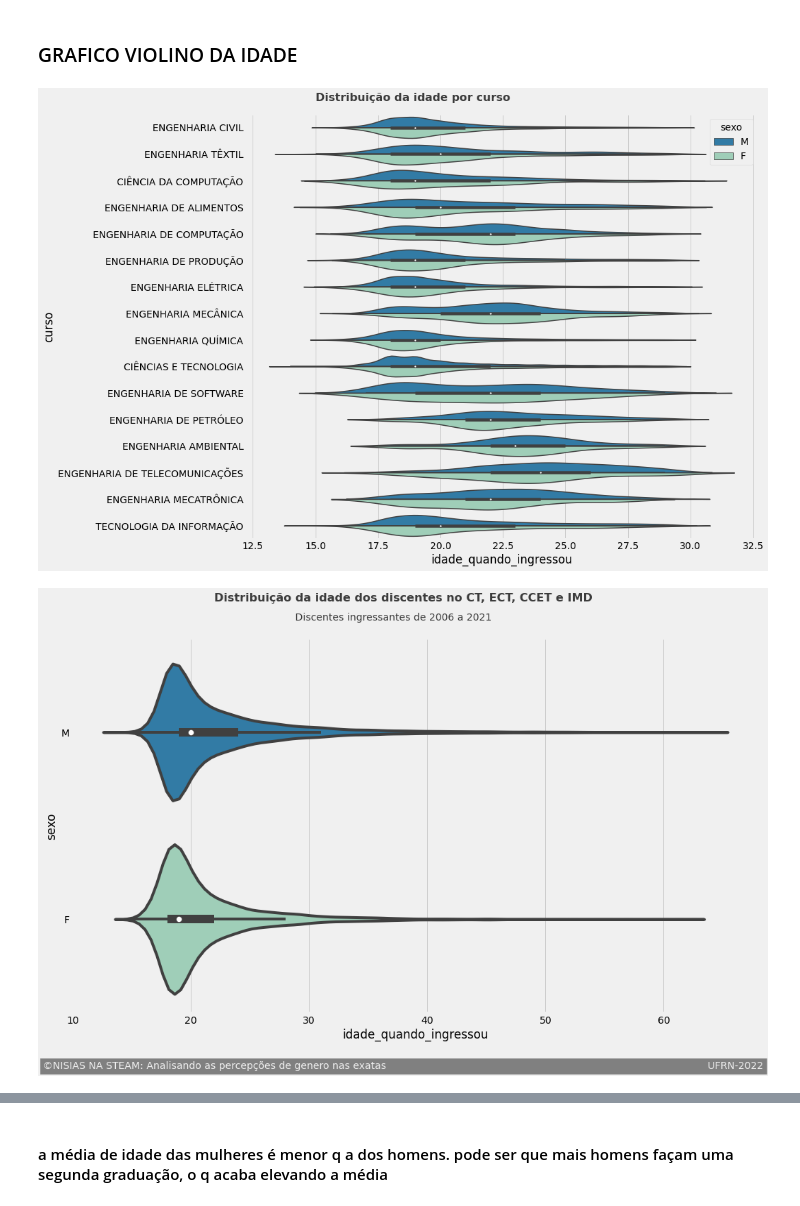
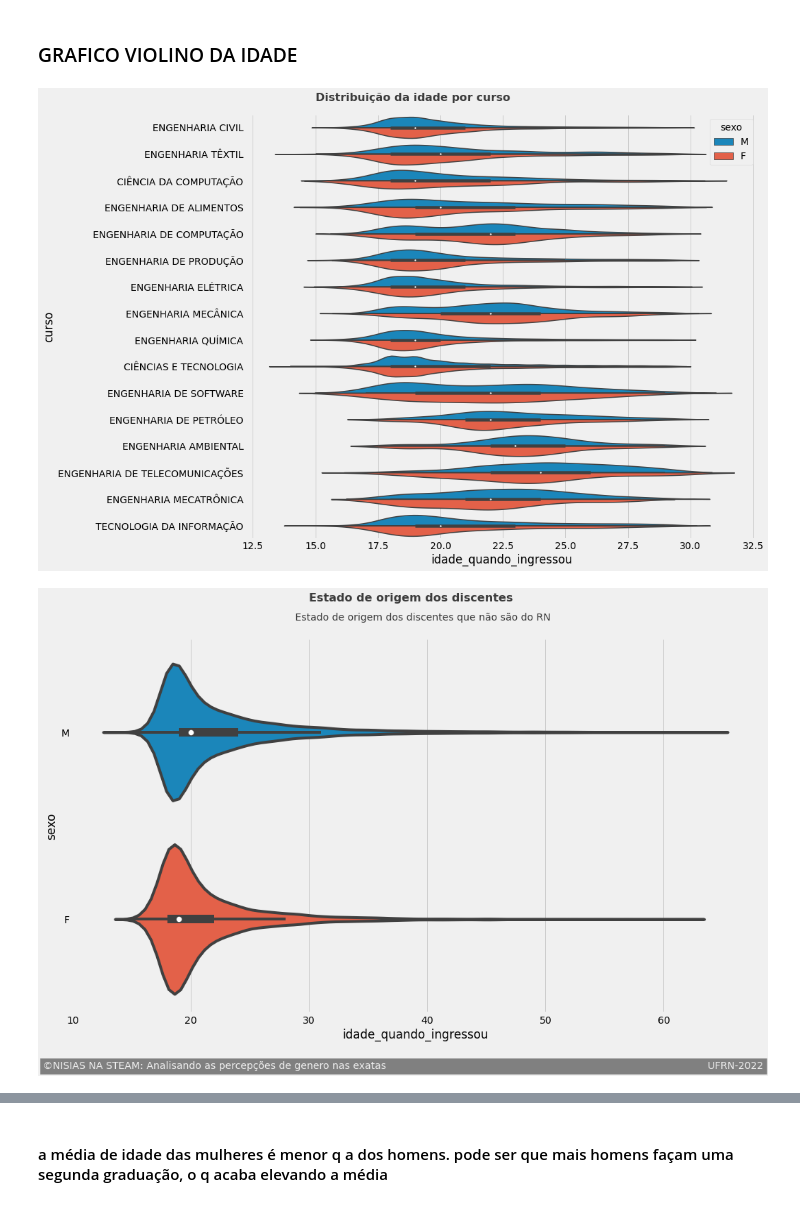
Before and after one commit to marianaccq/analises-discentes-ufrn, a Jupyter notebook: TCC-Mariana.ipynb, the cells around one changed output, grey strips where cells are left out. Cells and saved outputs as stored; diff of their text form; code cells hidden in the pictures.

```diff
--- a/TCC-Mariana.ipynb
+++ b/TCC-Mariana.ipynb
@@ -36,3 +36,5 @@ df_infos_discentes['ano_nascimento'] = df_infos_discentes['ano_nascimento'].repl
 df_infos_discentes['ano_nascimento'] = df_infos_discentes['ano_nascimento'].astype(int)
 # calculando idade
 df_infos_discentes['idade_quando_ingressou'] = df_infos_discentes.apply(lambda row: row.ano_ingresso - row.ano_nascimento, axis=1)
+# %%
+df_infos_discentes['estado_origem'] = df_infos_discentes.estado_origem.fillna('Não Informado')
@@ -43,47 +47,47 @@ df_infos_discentes = df_infos_discentes[df_infos_discentes['sexo']!='false']
 # %%
 import matplotlib.pyplot as plt;
 import matplotlib.collections
 import seaborn as sns
 import pandas as pd
 
 style.use('fivethirtyeight')
 
 plt.figure(figsize=(15,10))
-
+cores = {'M':'#87CEEB','F':'#6A5ACD'}
 sns.violinplot(data=df_infos_discentes[['sexo','curso','idade_quando_ingressou']][df_infos_discentes.idade_quando_ingressou<30], x='idade_quando_ingressou', y='curso',
-                    hue='sexo', split=True, inner='box', linewidth=1.5, palette='YlGnBu_r')
+                    hue='sexo', split=True, inner='box', linewidth=1.5, pallet=cores)
 plt.text(x = 15, y = -1,
     s = '''Distribuição da idade por curso''',
                fontsize = 16, weight = 'bold', alpha = .75)
 # plt.text(x = 10, y = 16,
 #     s = '''©NISIAS NA STEAM: Analisando as percepções de genero nas exatas                                                             UFRN-2022''',fontsize = 14, color = '#f0f0f0', backgroundcolor = 'grey')
 # #rotate x-axis labels
 
 plt.tight_layout()
-plt.savefig('imagens/idade-curso-violino2', format='png')
+# plt.savefig('imagens/idade-curso-violino2', format='png')
 # %% [output]
-[figure, old version]
+[figure, new version]
 # %%
 style.use('fivethirtyeight')
 
 plt.figure(figsize=(15,10))
 
 sns.violinplot(data=df_infos_discentes[['sexo','curso','idade_quando_ingressou']], x='idade_quando_ingressou', y='sexo'
-               , split=True, inner='box', linewidth=4, palette='YlGnBu_r')
-plt.text(x = 22, y = -0.7,
-    s = '''Distribuição da idade dos discentes no CT, ECT, CCET e IMD''',
+               , split=True, inner='box', linewidth=4, colors=['#87CEEB','#6A5ACD'])
+plt.text(x = 30, y = -0.7,
+    s = '''Estado de origem dos discentes''',
                fontsize = 16, weight = 'bold', alpha = .75)
 plt.text(x = 28, y = -0.6,
-    s = '''   Discentes ingressantes de 2006 a 2021''',
+    s = '''   Estado de origem dos discentes que não são do RN''',
                fontsize = 14, alpha = .75)
 plt.text(x = 7.5, y = 1.8,
     s = '''©NISIAS NA STEAM: Analisando as percepções de genero nas exatas                                                                                                     UFRN-2022''',fontsize = 14, color = '#f0f0f0', backgroundcolor = 'grey')
 #rotate x-axis labels
 
 plt.tight_layout()
-plt.savefig('imagens/idade-geral-violino', format='png')
+# plt.savefig('imagens/idade-t', format='png')
 # %% [output]
-[figure, old version]
+[figure, new version]
 # %%
 'Accent', 'Accent_r', 'Blues', 'Blues_r', 'BrBG', 'BrBG_r', 'BuGn', 'BuGn_r', 'BuPu', 'BuPu_r', 'CMRmap', 'CMRmap_r', 'Dark2',
 'Dark2_r', 'GnBu', 'GnBu_r', 'Greens', 'Greens_r', 'Greys', 'Greys_r', 'OrRd', 'OrRd_r', 'Oranges', 'Oranges_r', 'PRGn', 'PRGn_r',
```
Also changed, not shown: parts of 37 cells of this notebook, 13 other files.
